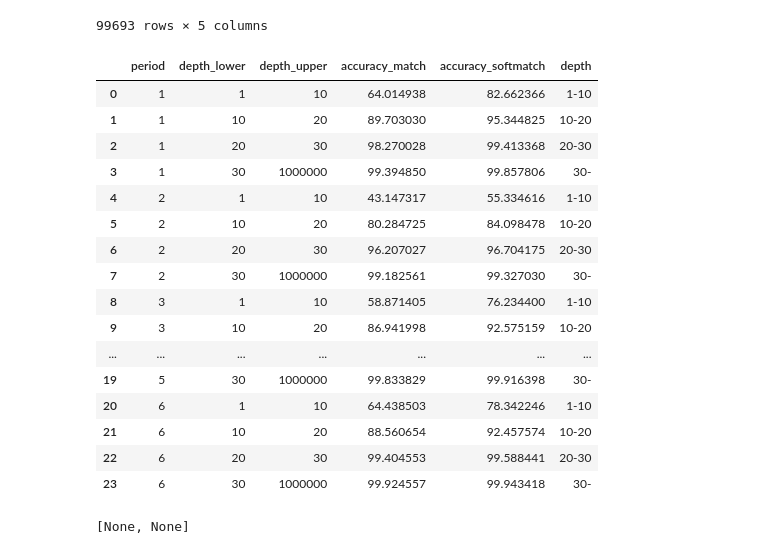
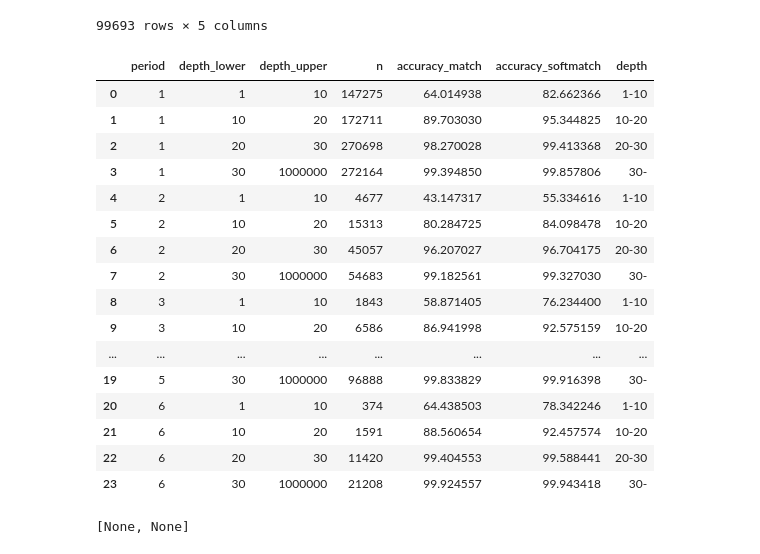
Before and after one commit to acg-team/ConSTRain-analyses, a Jupyter notebook: analyses/HG002/2024-03-04_haplotypes_vs_illumina.ipynb, the cells around one changed output. Drawn from its saved outputs; the diff is of its cells as text; code cells hidden in the pictures.

```diff
--- a/analyses/HG002/2024-03-04_haplotypes_vs_illumina.ipynb
+++ b/analyses/HG002/2024-03-04_haplotypes_vs_illumina.ipynb
@@ -177,43 +177,47 @@ Overall accuracy (softmatch): 96.93115222297914
 # %%
 df_plot = pd.DataFrame(
     np.concatenate([np.repeat([1, 2, 3, 4, 5, 6], 4).reshape(-1, 1), np.tile([1, 10, 10, 20, 20, 30, 30, 1000000], 6).reshape(-1, 2)], axis=1),
     columns=["period", "depth_lower", "depth_upper"]
 )
 
 accuracy_match = []
 accuracy_softmatch = []
+n = []
 for row in df_plot.to_dict(orient="records"):
     selected_loci = (
         df_hg002
             .assign(depth = lambda x: x["depth"] / x["copy_number"])
             .query(f"depth >= {row['depth_lower']} and depth < {row['depth_upper']} and period == {row['period']}")["str_id"]
     )
     df_comparison_filt = df_comparison.loc[df_comparison["str_id"].isin(selected_loci)]
+    n.append(df_comparison_filt.shape[0])
     accuracy_match.append((1 - (df_comparison_filt.loc[~df_comparison_filt["match"]].shape[0] / df_comparison_filt.shape[0])) * 100)
     accuracy_softmatch.append((1 - (df_comparison_filt.loc[~df_comparison_filt["softmatch"]].shape[0] / df_comparison_filt.shape[0])) * 100)
 
+df_plot["n"] = n
 df_plot["accuracy_match"] = accuracy_match
 df_plot["accuracy_softmatch"] = accuracy_softmatch
 df_plot["depth"] = np.tile(["1-10", "10-20", "20-30", "30-"], 6)
+
 df_plot
 # %% [output]
-|  | period | depth_lower | depth_upper | accuracy_match | accuracy_softmatch | depth |
-| 0 | 1 | 1 | 10 | 64.014938 | 82.662366 | 1-10 |
-| 1 | 1 | 10 | 20 | 89.703030 | 95.344825 | 10-20 |
-| 2 | 1 | 20 | 30 | 98.270028 | 99.413368 | 20-30 |
-| 3 | 1 | 30 | 1000000 | 99.394850 | 99.857806 | 30- |
-| 4 | 2 | 1 | 10 | 43.147317 | 55.334616 | 1-10 |
-| 5 | 2 | 10 | 20 | 80.284725 | 84.098478 | 10-20 |
-| 6 | 2 | 20 | 30 | 96.207027 | 96.704175 | 20-30 |
-| 7 | 2 | 30 | 1000000 | 99.182561 | 99.327030 | 30- |
-| 8 | 3 | 1 | 10 | 58.871405 | 76.234400 | 1-10 |
-| 9 | 3 | 10 | 20 | 86.941998 | 92.575159 | 10-20 |
-| ... | ... | ... | ... | ... | ... | ... |
-| 19 | 5 | 30 | 1000000 | 99.833829 | 99.916398 | 30- |
-| 20 | 6 | 1 | 10 | 64.438503 | 78.342246 | 1-10 |
-| 21 | 6 | 10 | 20 | 88.560654 | 92.457574 | 10-20 |
-| 22 | 6 | 20 | 30 | 99.404553 | 99.588441 | 20-30 |
-| 23 | 6 | 30 | 1000000 | 99.924557 | 99.943418 | 30- |
+|  | period | depth_lower | depth_upper | n | accuracy_match | accuracy_softmatch | depth |
+| 0 | 1 | 1 | 10 | 147275 | 64.014938 | 82.662366 | 1-10 |
+| 1 | 1 | 10 | 20 | 172711 | 89.703030 | 95.344825 | 10-20 |
+| 2 | 1 | 20 | 30 | 270698 | 98.270028 | 99.413368 | 20-30 |
+| 3 | 1 | 30 | 1000000 | 272164 | 99.394850 | 99.857806 | 30- |
+| 4 | 2 | 1 | 10 | 4677 | 43.147317 | 55.334616 | 1-10 |
+| 5 | 2 | 10 | 20 | 15313 | 80.284725 | 84.098478 | 10-20 |
+| 6 | 2 | 20 | 30 | 45057 | 96.207027 | 96.704175 | 20-30 |
+| 7 | 2 | 30 | 1000000 | 54683 | 99.182561 | 99.327030 | 30- |
+| 8 | 3 | 1 | 10 | 1843 | 58.871405 | 76.234400 | 1-10 |
+| 9 | 3 | 10 | 20 | 6586 | 86.941998 | 92.575159 | 10-20 |
+| ... | ... | ... | ... | ... | ... | ... | ... |
+| 19 | 5 | 30 | 1000000 | 96888 | 99.833829 | 99.916398 | 30- |
+| 20 | 6 | 1 | 10 | 374 | 64.438503 | 78.342246 | 1-10 |
+| 21 | 6 | 10 | 20 | 1591 | 88.560654 | 92.457574 | 10-20 |
+| 22 | 6 | 20 | 30 | 11420 | 99.404553 | 99.588441 | 20-30 |
+| 23 | 6 | 30 | 1000000 | 21208 | 99.924557 | 99.943418 | 30- |
 # %%
 fig = plt.figure(figsize=(10, 8))
 
```
Also changed, not shown: parts of 1 cell of this notebook, 2 other files.
